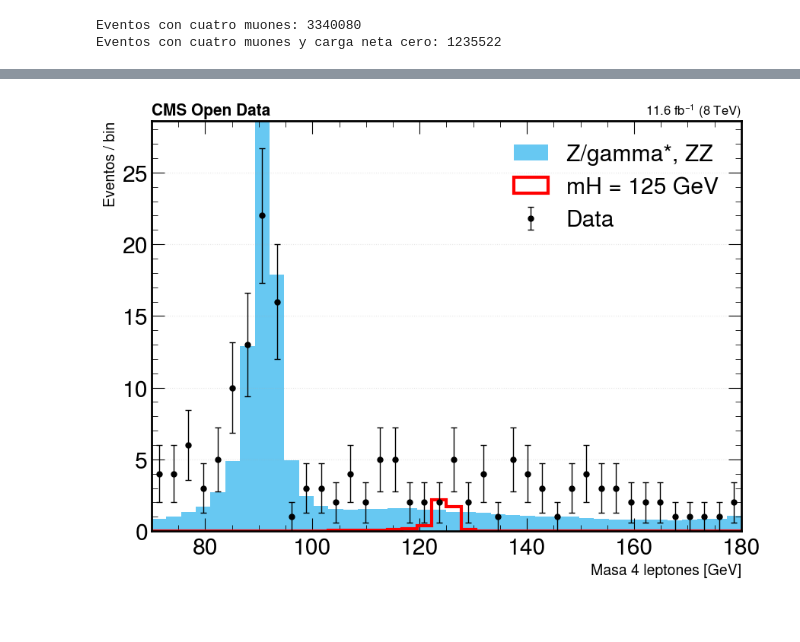
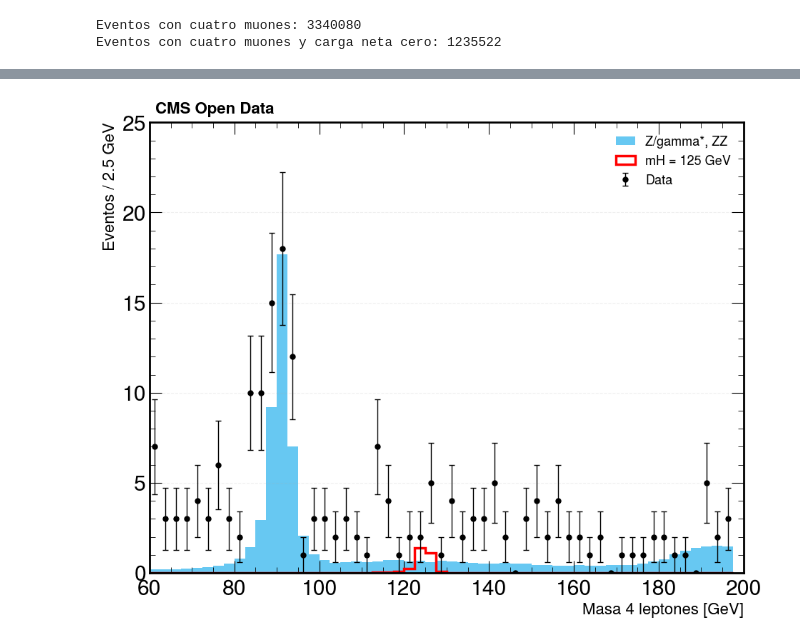
Before and after one commit to OscarBF99/P-cticas-profesionales, a Jupyter notebook: analisisHiggsusingROOT.ipynb, the cells around one changed output, grey strips where cells are left out. Saved outputs shown, nothing was run; the diff lists cells and outputs as text; code cells hidden in the pictures; blank space fills up the shorter version.

```diff
--- a/analisisHiggsusingROOT.ipynb
+++ b/analisisHiggsusingROOT.ipynb
@@ -33,10 +33,10 @@ df = tree.arrays(['Muon_pt', 'Muon_eta', 'Muon_phi', 'Muon_charge','Muon_pfRelIs
 
 # Simulación Higgs MC
 
-df_higgs_raw = tree_higgs.arrays(['Muon_pt', 'Muon_eta', 'Muon_phi', 'Muon_charge'],library="pd")
+df_higgs_raw = df_higgs_raw = tree_higgs.arrays(['Muon_pt', 'Muon_eta', 'Muon_phi', 'Muon_charge', 'Muon_pfRelIso04_all', 'Muon_dxy', 'Muon_dz', 'Muon_dxyErr', 'Muon_dzErr'], library="pd")
 
 # Simulación fondo ZZ MC
-df_zz_raw = tree_zz.arrays(['Muon_pt', 'Muon_eta', 'Muon_phi', 'Muon_charge'],library="pd")
+df_zz_raw = df_zz_raw = tree_zz.arrays(['Muon_pt', 'Muon_eta', 'Muon_phi', 'Muon_charge', 'Muon_pfRelIso04_all', 'Muon_dxy', 'Muon_dz', 'Muon_dxyErr', 'Muon_dzErr'], library="pd")
 # %%
 # Separar columnas para simulaciones MC
 def preparar_mc(df_raw):
@@ -46,7 +46,18 @@ def preparar_mc(df_raw):
         df[f'eta{i}']    = df['Muon_eta'].apply(lambda x: x[idx])
         df[f'phi{i}']    = df['Muon_phi'].apply(lambda x: x[idx])
         df[f'charge{i}'] = df['Muon_charge'].apply(lambda x: x[idx])
-    # Filtro de carga neta cero (2 pares de muones de carga opuesta)
+        df[f'iso{i}']    = df['Muon_pfRelIso04_all'].apply(lambda x: x[idx])
+        df[f'dxy{i}']    = df['Muon_dxy'].apply(lambda x: x[idx])
+        df[f'dz{i}']     = df['Muon_dz'].apply(lambda x: x[idx])
+        df[f'dxyErr{i}'] = df['Muon_dxyErr'].apply(lambda x: x[idx])
+        df[f'dzErr{i}']  = df['Muon_dzErr'].apply(lambda x: x[idx])
+
+# Calcular sip3d para la simulación Monte Carlo
+        ip3d = np.sqrt(df[f"dxy{i}"]**2 + df[f"dz{i}"]**2)
+        sig  = np.sqrt(df[f"dxyErr{i}"]**2 + df[f"dzErr{i}"]**2)
+        df[f"sip3d{i}"] = ip3d / sig
+
+ # Filtro de carga neta cero (2 pares de muones de carga opuesta)
     df = df[(df["charge1"]+df["charge2"]+df["charge3"]+df["charge4"]) == 0].copy()
     return df
 
@@ -245,57 +256,71 @@ mask_dz  = (df_pairs["dz1"].abs()<1.0)  & (df_pairs["dz2"].abs()<1.0)  & (df_pai
 
 df_data_f = df_pairs[mask_pt & mask_eta & mask_iso & mask_sip & mask_dxy & mask_dz].copy()
 
-df_higgs_f = df_higgs[(df_higgs["pt1"]>5) & (df_higgs["pt2"]>5) &
-                      (df_higgs["pt3"]>5) & (df_higgs["pt4"]>5) &
-                      (df_higgs["eta1"].abs()<2.4) & (df_higgs["eta2"].abs()<2.4) &
-                      (df_higgs["eta3"].abs()<2.4) & (df_higgs["eta4"].abs()<2.4)].copy()
+df_higgs_f = df_higgs[
+    (df_higgs["pt1"]>5)  & (df_higgs["pt2"]>5)  & (df_higgs["pt3"]>5)  & (df_higgs["pt4"]>5) &
+    (df_higgs["eta1"].abs()<2.4) & (df_higgs["eta2"].abs()<2.4) & (df_higgs["eta3"].abs()<2.4) & (df_higgs["eta4"].abs()<2.4) &
+    (df_higgs["iso1"]<0.40) & (df_higgs["iso2"]<0.40) & (df_higgs["iso3"]<0.40) & (df_higgs["iso4"]<0.40) &
+    (df_higgs["sip3d1"]<4) & (df_higgs["sip3d2"]<4) & (df_higgs["sip3d3"]<4) & (df_higgs["sip3d4"]<4) &
+    (df_higgs["dxy1"].abs()<0.5) & (df_higgs["dxy2"].abs()<0.5) & (df_higgs["dxy3"].abs()<0.5) & (df_higgs["dxy4"].abs()<0.5) &
+    (df_higgs["dz1"].abs()<1.0)  & (df_higgs["dz2"].abs()<1.0)  & (df_higgs["dz3"].abs()<1.0)  & (df_higgs["dz4"].abs()<1.0)
+].copy()
 
-df_zz_f = df_zz[(df_zz["pt1"]>5) & (df_zz["pt2"]>5) &
-                (df_zz["pt3"]>5) & (df_zz["pt4"]>5) &
-                (df_zz["eta1"].abs()<2.4) & (df_zz["eta2"].abs()<2.4) &
-                (df_zz["eta3"].abs()<2.4) & (df_zz["eta4"].abs()<2.4)].copy()
+df_zz_f = df_zz[
+    (df_zz["pt1"]>5)  & (df_zz["pt2"]>5)  & (df_zz["pt3"]>5)  & (df_zz["pt4"]>5) &
+    (df_zz["eta1"].abs()<2.4) & (df_zz["eta2"].abs()<2.4) & (df_zz["eta3"].abs()<2.4) & (df_zz["eta4"].abs()<2.4) &
+    (df_zz["iso1"]<0.40) & (df_zz["iso2"]<0.40) & (df_zz["iso3"]<0.40) & (df_zz["iso4"]<0.40) &
+    (df_zz["sip3d1"]<4) & (df_zz["sip3d2"]<4) & (df_zz["sip3d3"]<4) & (df_zz["sip3d4"]<4) &
+    (df_zz["dxy1"].abs()<0.5) & (df_zz["dxy2"].abs()<0.5) & (df_zz["dxy3"].abs()<0.5) & (df_zz["dxy4"].abs()<0.5) &
+    (df_zz["dz1"].abs()<1.0)  & (df_zz["dz2"].abs()<1.0)  & (df_zz["dz3"].abs()<1.0)  & (df_zz["dz4"].abs()<1.0)
+].copy()
 
 print("Datos reales filtrados:", len(df_data_f))
 print("Higgs MC filtrado:     ", len(df_higgs_f))
 print("ZZ MC filtrado:        ", len(df_zz_f))
 
-# Pesos oficiales del CERN reemplaza scale_higgs y scale_zz
+# Pesos oficiales del CERN  scale_higgs y scale_zz
 lumi    = 11.58 * 1000
-w_higgs = 0.0065 / 299973.0  * lumi
-w_zz    = 0.077  / 1499064.0 * 1.386 * lumi
+w_higgs = (0.0065 * lumi) / 299973.0
+w_zz    = (0.077  * 1.386 * lumi) / 1499064.0
 
 print(f"Peso Higgs: {w_higgs:.4f}")
 print(f"Peso ZZ:    {w_zz:.4f}")
 
+
+mis_bins = np.arange(0,200,2.5)
+
 # Gráfico de la Distribución de la masa invariante
-plt.figure(figsize=(10, 7))
+plt.figure(figsize=(10, 8))
 
 # Fondo ZZ (azul)
-plt.hist(df_zz_f["M"], bins=40, range=(70, 180), alpha=1.0,
+plt.hist(df_zz_f["M"], bins=mis_bins, alpha=1.0,
          weights=np.full(len(df_zz_f), w_zz),
          label="Z/gamma*, ZZ", color="#67C8F2", histtype='stepfilled')
 
 # Señal Higgs (rojo)
-plt.hist(df_higgs_f["M"], bins=40, range=(70, 180),
+plt.hist(df_higgs_f["M"], bins=mis_bins,
          weights=np.full(len(df_higgs_f), w_higgs),
-         label="mH = 125 GeV", color="red", histtype='step', linewidth=3)
+         label="mH = 125 GeV", color="red", histtype='step', linewidth=2.5)
 
 # Datos reales (puntos negros)
-counts, bin_edges = np.histogram(df_data_f["M"], bins=40, range=(70, 180))
+counts, bin_edges = np.histogram(df_data_f["M"], bins=mis_bins)
 bin_centers = (bin_edges[1:] + bin_edges[:-1]) / 2
 plt.errorbar(bin_centers, counts, yerr=np.sqrt(counts),
              fmt='o', color='black', markersize=5,
              capsize=3, elinewidth=1, linestyle='none', label='Data')
 
-# Formato CMS
-plt.title("CMS Open Data", loc='left', fontweight='bold', fontsize=15)
-plt.title("11.6 fb$^{-1}$ (8 TeV)", loc='right', fontsize=12)
-plt.xlabel("Masa 4 leptones [GeV]", fontsize=14)
-plt.ylabel("Eventos / bin", fontsize=14)
-plt.xlim(70, 180)
-plt.ylim(0, counts.max() * 1.3)
-plt.legend(loc='upper right', frameon=False)
-plt.grid(axis='y', alpha=0.3)
+# Formato
+ax = plt.gca()
+ax.text(0.01, 1.02, "CMS Open Data", transform=ax.transAxes,
+        fontsize=16, fontweight='bold', fontstyle='normal', ha='left')
+plt.xlabel("Masa 4 leptones [GeV]", fontsize=16)
+plt.ylabel("Eventos / 2.5 GeV", fontsize=16)
+plt.xlim(60, 200)
+plt.ylim(0, 25)
+
+plt.legend(loc='upper right', frameon=False, fontsize=13)
+plt.grid(axis='y', alpha=0.2, linestyle='--')
+plt.tight_layout()
 plt.show()
 # %% [output]
 Datos reales filtrados: 295
@@ -304,3 +329,3 @@ ZZ MC filtrado:         244778
 Peso Higgs: 0.0003
 Peso ZZ:    0.0008
-[figure, old version]
+[figure, new version]
```
Also changed, not shown: parts of 8 cells of this notebook, 2 other files.
